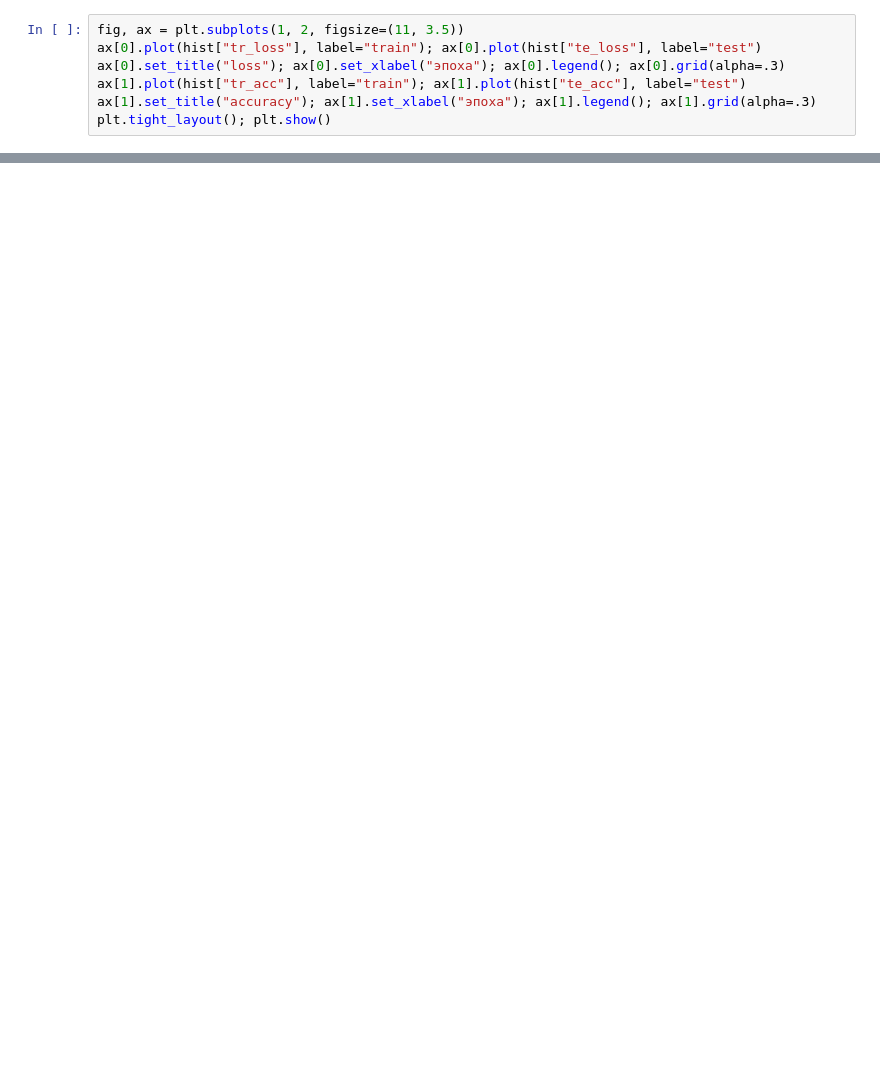
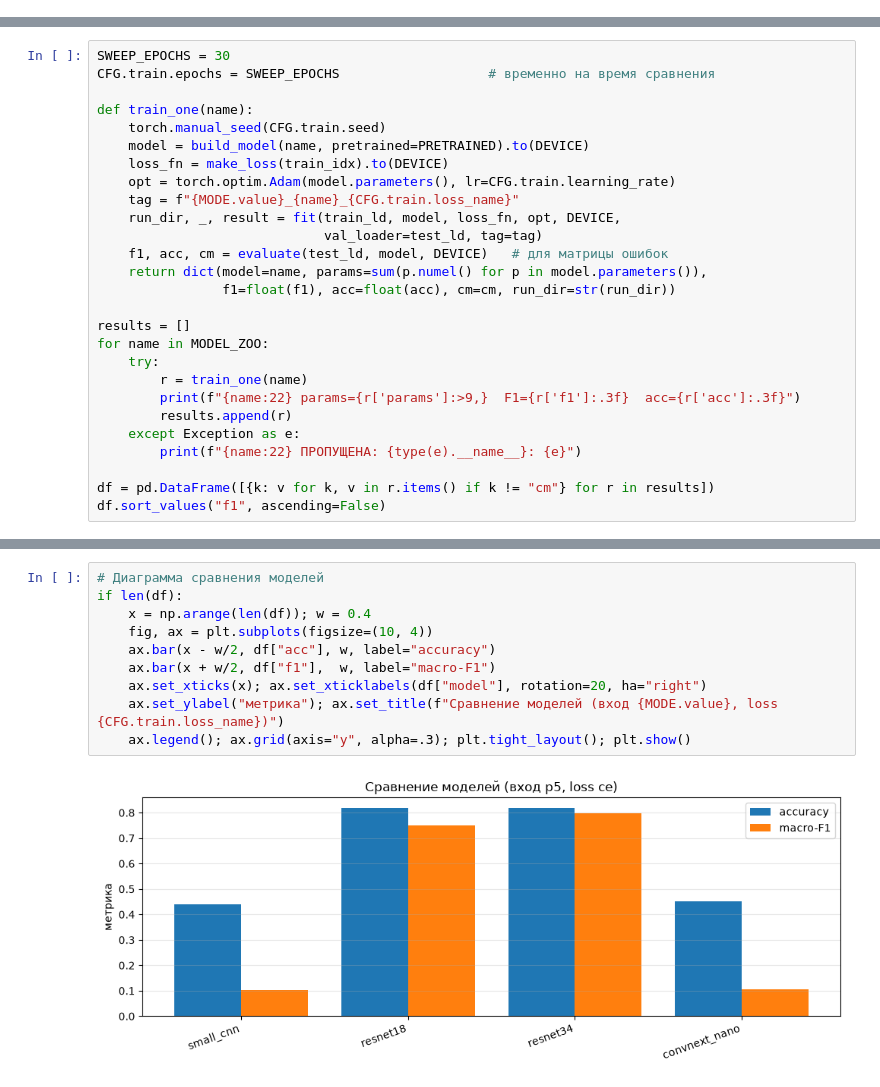
Before and after one commit to tomatoCoderq/thermal-control-ya-project, a Jupyter notebook: 5th-polynom-exps/notebooks/cnn-p5-experiment.ipynb, the cells around one changed output, grey strips where cells are left out. Drawn from its saved outputs; the diff is of its cells as text; blank space fills up the shorter version.

Commit message:
feat: added 5p modula for model training & inference

```diff
--- a/5th-polynom-exps/notebooks/cnn-p5-experiment.ipynb
+++ b/5th-polynom-exps/notebooks/cnn-p5-experiment.ipynb
@@ -373,7 +0,0 @@ for ep in range(1, EPOCHS+1):
-# %%
-fig, ax = plt.subplots(1, 2, figsize=(11, 3.5))
-ax[0].plot(hist["tr_loss"], label="train"); ax[0].plot(hist["te_loss"], label="test")
-ax[0].set_title("loss"); ax[0].set_xlabel("эпоха"); ax[0].legend(); ax[0].grid(alpha=.3)
-ax[1].plot(hist["tr_acc"], label="train"); ax[1].plot(hist["te_acc"], label="test")
-ax[1].set_title("accuracy"); ax[1].set_xlabel("эпоха"); ax[1].legend(); ax[1].grid(alpha=.3)
-plt.tight_layout(); plt.show()
@@ -817,0 +170,27 @@ plt.tight_layout(); plt.show()
+# %%
+SWEEP_EPOCHS = 30
+CFG.train.epochs = SWEEP_EPOCHS                   # временно на время сравнения
+
+def train_one(name):
+    torch.manual_seed(CFG.train.seed)
+    model = build_model(name, pretrained=PRETRAINED).to(DEVICE)
+    loss_fn = make_loss(train_idx).to(DEVICE)
+    opt = torch.optim.Adam(model.parameters(), lr=CFG.train.learning_rate)
+    tag = f"{MODE.value}_{name}_{CFG.train.loss_name}"
+    run_dir, _, result = fit(train_ld, model, loss_fn, opt, DEVICE,
+                             val_loader=test_ld, tag=tag)
+    f1, acc, cm = evaluate(test_ld, model, DEVICE)   # для матрицы ошибок
+    return dict(model=name, params=sum(p.numel() for p in model.parameters()),
+                f1=float(f1), acc=float(acc), cm=cm, run_dir=str(run_dir))
+
+results = []
+for name in MODEL_ZOO:
+    try:
+        r = train_one(name)
+        print(f"{name:22} params={r['params']:>9,}  F1={r['f1']:.3f}  acc={r['acc']:.3f}")
+        results.append(r)
+    except Exception as e:
+        print(f"{name:22} ПРОПУЩЕНА: {type(e).__name__}: {e}")
+
+df = pd.DataFrame([{k: v for k, v in r.items() if k != "cm"} for r in results])
+df.sort_values("f1", ascending=False)
@@ -817,0 +256,12 @@ plt.tight_layout(); plt.show()
+# %%
+# Диаграмма сравнения моделей
+if len(df):
+    x = np.arange(len(df)); w = 0.4
+    fig, ax = plt.subplots(figsize=(10, 4))
+    ax.bar(x - w/2, df["acc"], w, label="accuracy")
+    ax.bar(x + w/2, df["f1"],  w, label="macro-F1")
+    ax.set_xticks(x); ax.set_xticklabels(df["model"], rotation=20, ha="right")
+    ax.set_ylabel("метрика"); ax.set_title(f"Сравнение моделей (вход {MODE.value}, loss {CFG.train.loss_name})")
+    ax.legend(); ax.grid(axis="y", alpha=.3); plt.tight_layout(); plt.show()
+# %% [output]
+[figure, added]
```
Also changed, not shown: parts of 76 cells of this notebook, 8 other files.
